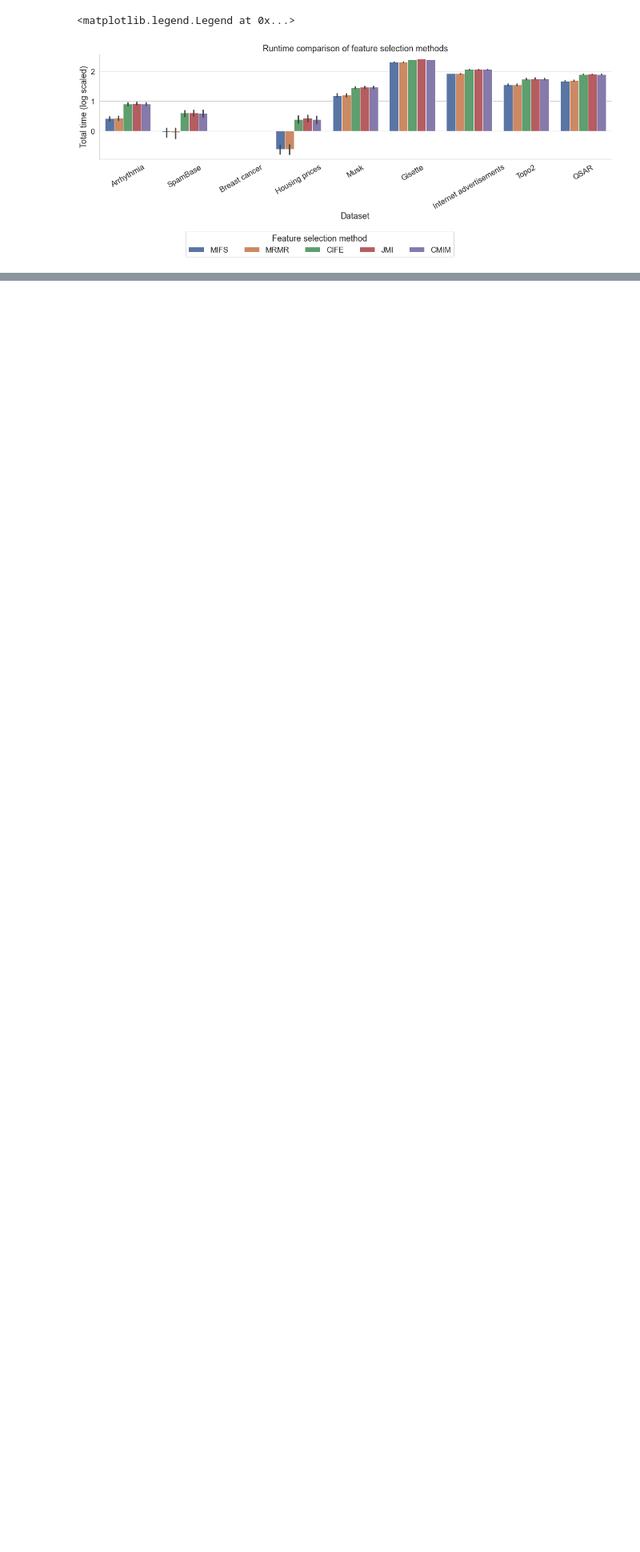
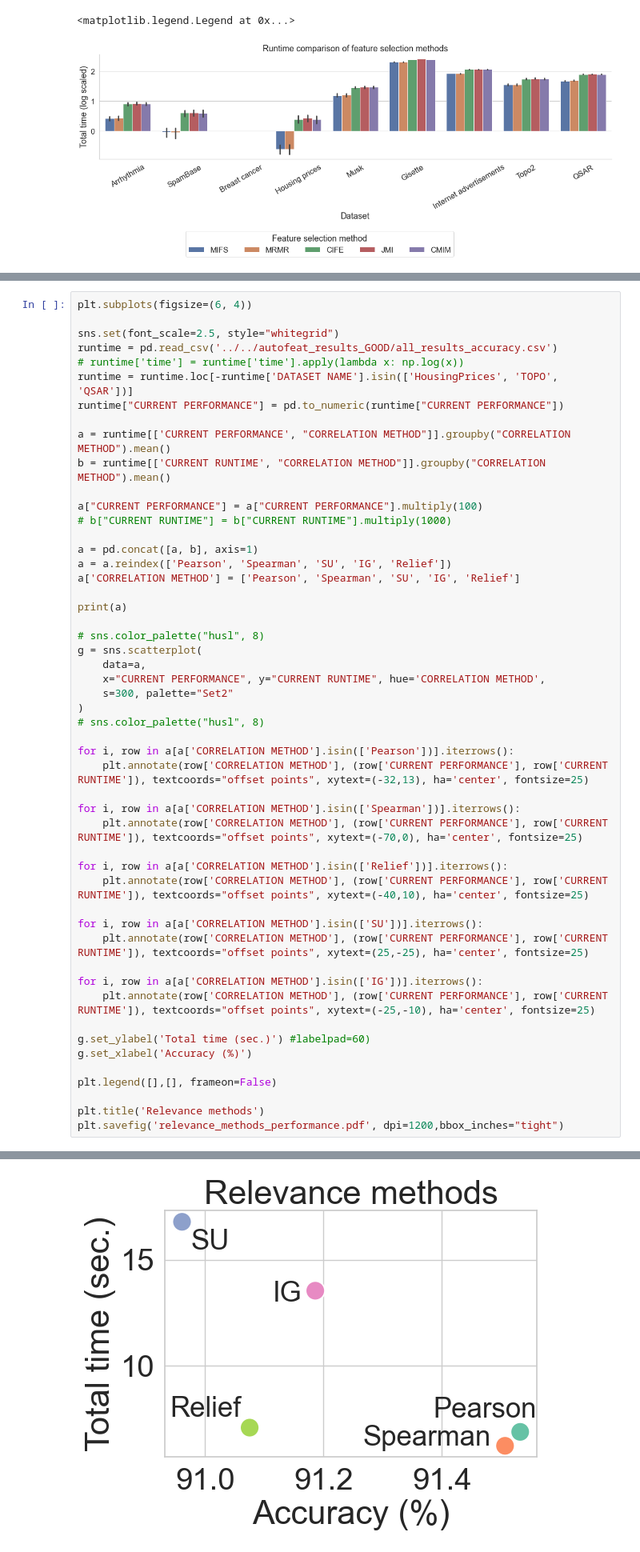
Before and after one commit to delftdata/bsc_research_project_q4_2023, a Jupyter notebook: correlation_based_feature_selection/src/autofeat_plots/visualisations.ipynb, the cells around one changed output, grey strips where cells are left out. Shown at 80% size. Drawn from its saved outputs; the diff is of its cells as text; blank space fills up the shorter version.

```diff
--- a/correlation_based_feature_selection/src/autofeat_plots/visualisations.ipynb
+++ b/correlation_based_feature_selection/src/autofeat_plots/visualisations.ipynb
@@ -152,3 +152,55 @@ IG                             0.911862        13.464511                 IG
 Relief                         0.885267        47.634677             Relief
 Text(0.5, 1.0, 'Averaged time and accuracy per method')
 [figure]
+# %%
+plt.subplots(figsize=(6, 4))
+
+sns.set(font_scale=2.5, style="whitegrid")
+runtime = pd.read_csv('../../autofeat_results_GOOD/all_results_accuracy.csv')
+# runtime['time'] = runtime['time'].apply(lambda x: np.log(x))
+runtime = runtime.loc[-runtime['DATASET NAME'].isin(['HousingPrices', 'TOPO', 'QSAR'])]
+runtime["CURRENT PERFORMANCE"] = pd.to_numeric(runtime["CURRENT PERFORMANCE"])
+
+a = runtime[['CURRENT PERFORMANCE', "CORRELATION METHOD"]].groupby("CORRELATION METHOD").mean()
+b = runtime[['CURRENT RUNTIME', "CORRELATION METHOD"]].groupby("CORRELATION METHOD").mean()
+
+a["CURRENT PERFORMANCE"] = a["CURRENT PERFORMANCE"].multiply(100)
+# b["CURRENT RUNTIME"] = b["CURRENT RUNTIME"].multiply(1000)
+
+a = pd.concat([a, b], axis=1)
+a = a.reindex(['Pearson', 'Spearman', 'SU', 'IG', 'Relief'])
+a['CORRELATION METHOD'] = ['Pearson', 'Spearman', 'SU', 'IG', 'Relief']
+
+print(a)
+
+# sns.color_palette("husl", 8)
+g = sns.scatterplot(
+    data=a,
+    x="CURRENT PERFORMANCE", y="CURRENT RUNTIME", hue='CORRELATION METHOD',
+    s=300, palette="Set2"
+)
+# sns.color_palette("husl", 8)
+
+for i, row in a[a['CORRELATION METHOD'].isin(['Pearson'])].iterrows():
+    plt.annotate(row['CORRELATION METHOD'], (row['CURRENT PERFORMANCE'], row['CURRENT RUNTIME']), textcoords="offset points", xytext=(-32,13), ha='center', fontsize=25)
+
+for i, row in a[a['CORRELATION METHOD'].isin(['Spearman'])].iterrows():
+    plt.annotate(row['CORRELATION METHOD'], (row['CURRENT PERFORMANCE'], row['CURRENT RUNTIME']), textcoords="offset points", xytext=(-70,0), ha='center', fontsize=25)
+
+for i, row in a[a['CORRELATION METHOD'].isin(['Relief'])].iterrows():
+    plt.annotate(row['CORRELATION METHOD'], (row['CURRENT PERFORMANCE'], row['CURRENT RUNTIME']), textcoords="offset points", xytext=(-40,10), ha='center', fontsize=25)
+
+for i, row in a[a['CORRELATION METHOD'].isin(['SU'])].iterrows():
+    plt.annotate(row['CORRELATION METHOD'], (row['CURRENT PERFORMANCE'], row['CURRENT RUNTIME']), textcoords="offset points", xytext=(25,-25), ha='center', fontsize=25)
+
+for i, row in a[a['CORRELATION METHOD'].isin(['IG'])].iterrows():
+    plt.annotate(row['CORRELATION METHOD'], (row['CURRENT PERFORMANCE'], row['CURRENT RUNTIME']), textcoords="offset points", xytext=(-25,-10), ha='center', fontsize=25)
+
+g.set_ylabel('Total time (sec.)') #labelpad=60)
+g.set_xlabel('Accuracy (%)')
+
+plt.legend([],[], frameon=False)
+
+plt.title('Relevance methods')
+plt.savefig('relevance_methods_performance.pdf', dpi=1200,bbox_inches="tight")
+# %% [output]
@@ -155,3 +214,4 @@ Text(0.5, 1.0, 'Averaged time and accuracy per method')
+[figure, added]
 # %%
 plt.subplots(figsize=(6, 4))
 
```
Also changed, not shown: parts of 2 cells of this notebook, 2 other files.
